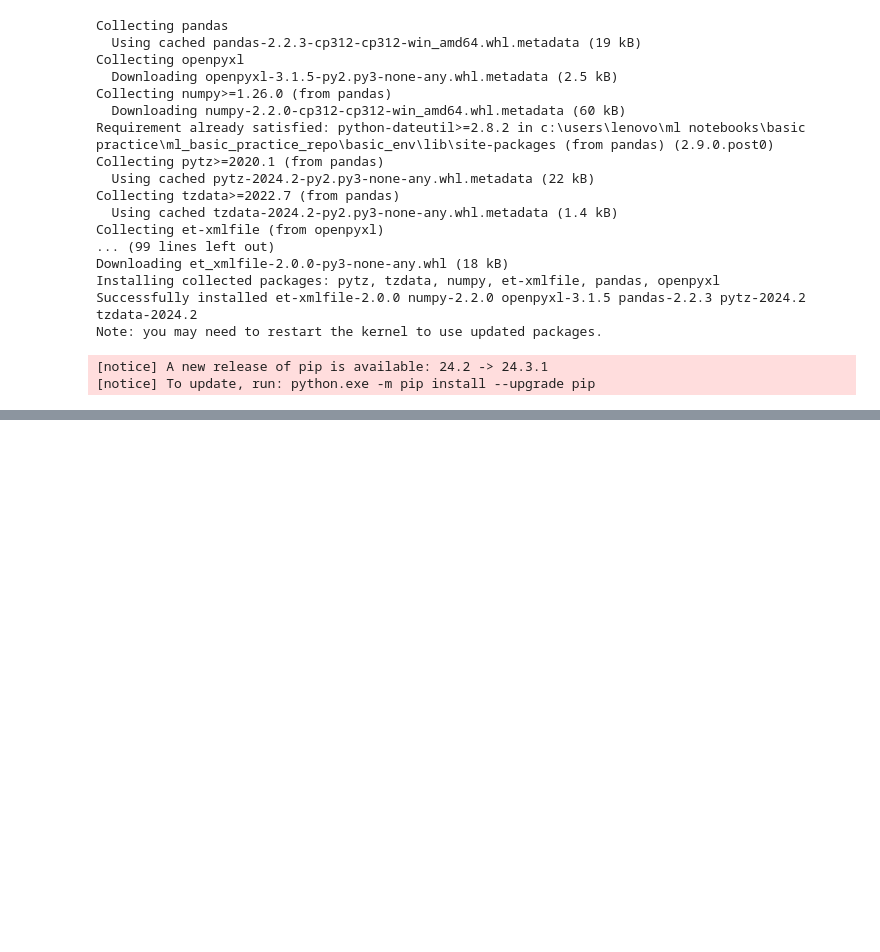
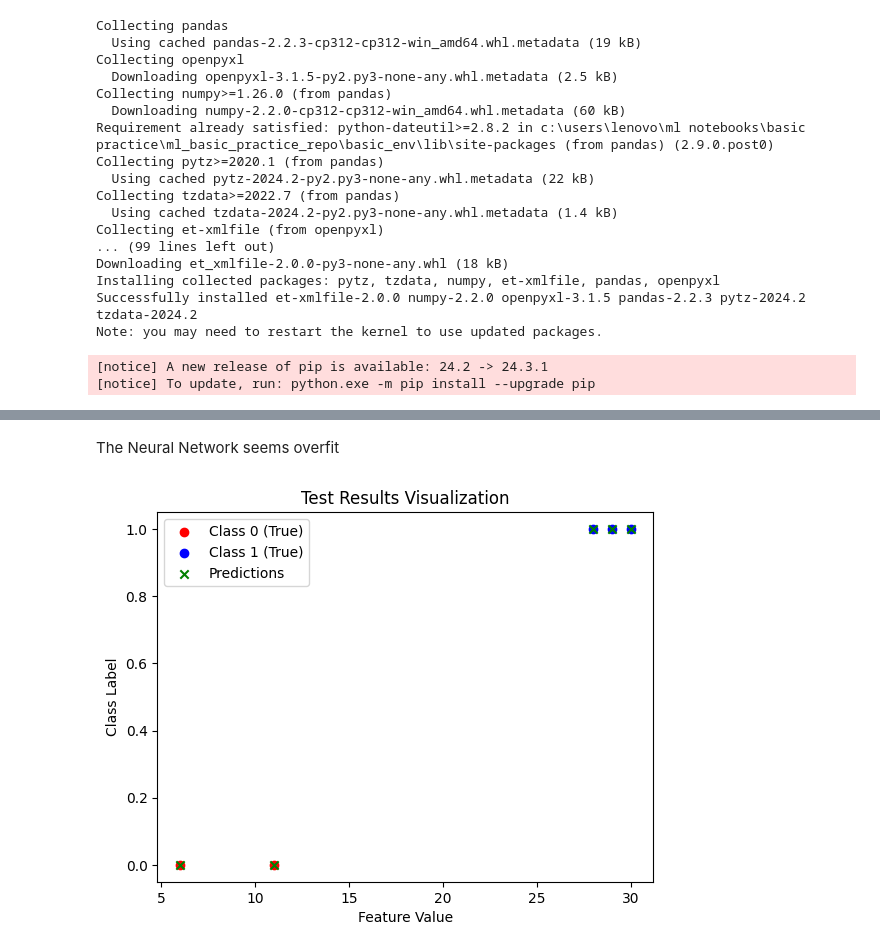
Before and after one commit to Shariar-Mozumder/ML_basic_practice_Repo, a Jupyter notebook: NN.ipynb, the cells around one changed output, grey strips where cells are left out. Cells and saved outputs as stored; diff of their text form; code cells hidden in the pictures; blank space fills up the shorter version.

Commit message:
neural network training done

```diff
--- a/NN.ipynb
+++ b/NN.ipynb
@@ -148,0 +211,4 @@ Predictions: [0 1 1 1 1 1 1 1 1 1]
+# %%
+# Test dataset
+X_test = np.array([[6], [11], [29], [30], [28]])  # Replace with your test data
+y_test = np.array([0, 0, 1, 1, 1])  # Ground truth labels
@@ -148,0 +221,15 @@ Predictions: [0 1 1 1 1 1 1 1 1 1]
+# %% [markdown]
+The Neural Network seems overfit
+# %%
+import matplotlib.pyplot as plt
+
+plt.scatter(X_test[y_test == 0], y_test[y_test == 0], color='red', label='Class 0 (True)')
+plt.scatter(X_test[y_test == 1], y_test[y_test == 1], color='blue', label='Class 1 (True)')
+plt.scatter(X_test, predictions, color='green', marker='x', label='Predictions')
+plt.xlabel('Feature Value')
+plt.ylabel('Class Label')
+plt.legend()
+plt.title('Test Results Visualization')
+plt.show()
+# %% [output]
+[figure, added]
```
Also changed, not shown: parts of 11 cells of this notebook, 2 other files.
